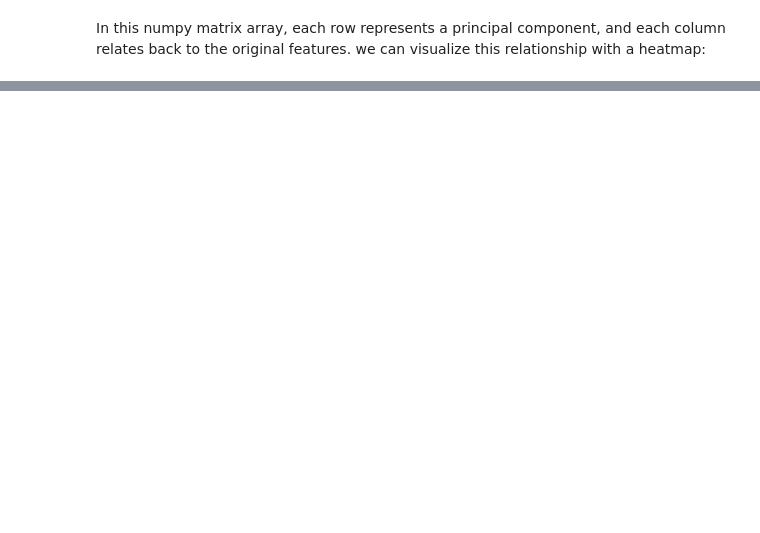
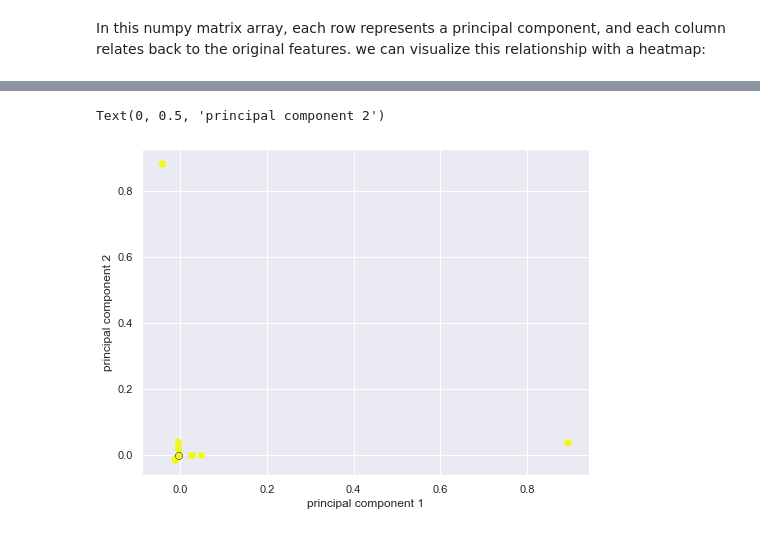
Before and after one commit to Wamuza1/dimensionality_Reduction, a Jupyter notebook: 01-Principal Component Analysis.ipynb, the cells around one changed output, grey strips where cells are left out. Cells and saved outputs as stored; diff of their text form; code cells hidden in the pictures; blank space fills up the shorter version.

```diff
--- a/01-Principal Component Analysis.ipynb
+++ b/01-Principal Component Analysis.ipynb
@@ -253,0 +265,4 @@ Hopefully this information is useful to you when dealing with high dimensional d
+# %%
+from sklearn.decomposition import KernelPCA
+kpca = KernelPCA(n_components = 2, kernel = 'rbf')
+kpca.fit(X)
@@ -253,0 +271,2 @@ Hopefully this information is useful to you when dealing with high dimensional d
+# %%
+kpca = kpca.transform(X)
@@ -253,0 +292,8 @@ Hopefully this information is useful to you when dealing with high dimensional d
+# %%
+plt.figure(figsize=(8,6))
+plt.scatter(kpca[:,0],kpca[:,1],c=cancer['target'],cmap='plasma')
+plt.xlabel('principal component 1')
+plt.ylabel('principal component 2')
+# %% [output]
+Text(0, 0.5, 'principal component 2')
+[figure, added]
```
Also changed, not shown: parts of 28 cells of this notebook.
